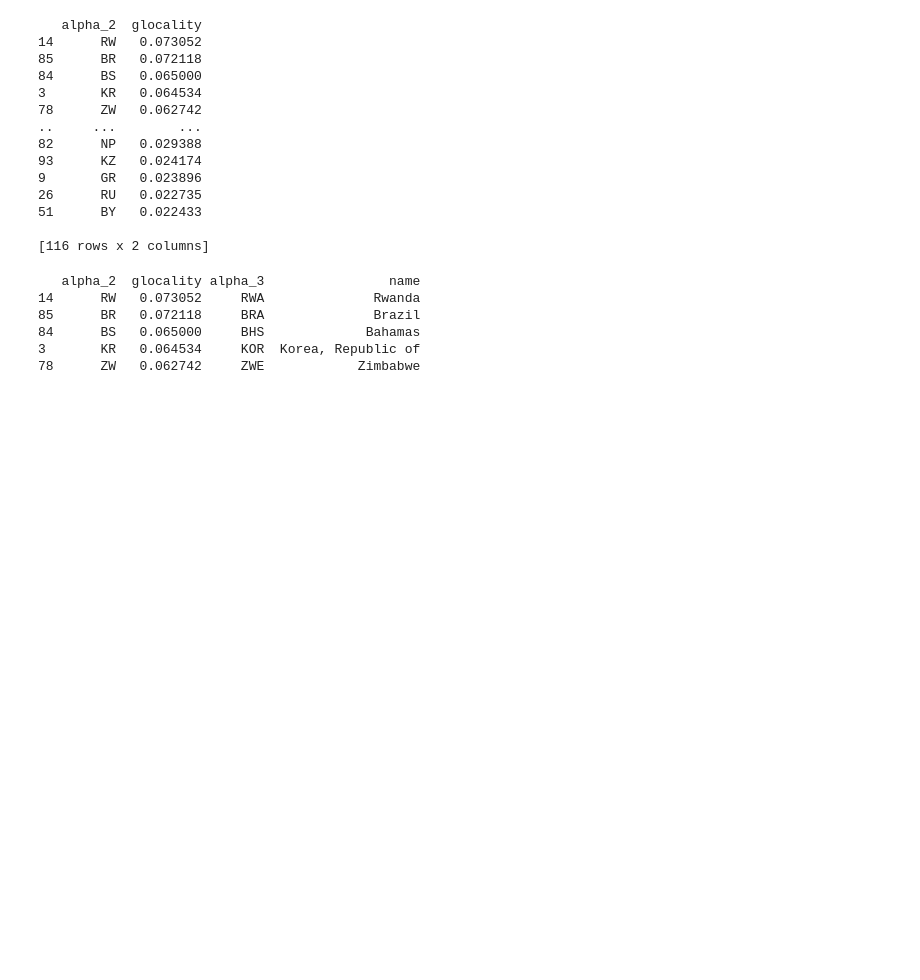
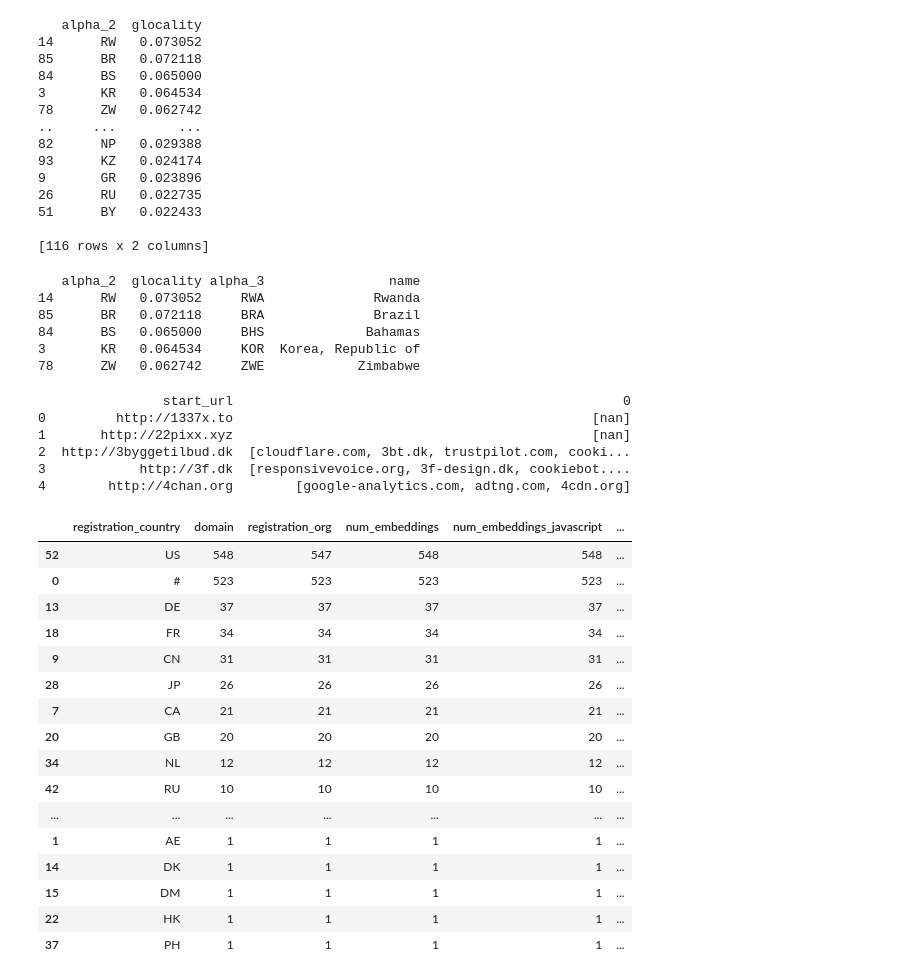
Before and after one commit to shuishen112/Privacy_Lost, a Jupyter notebook: common_crawl/RQ3.ipynb, the cells around one changed output. Saved outputs shown, nothing was run; the diff lists cells and outputs as text; code cells hidden in the pictures; blank space fills up the shorter version.

```diff
--- a/common_crawl/RQ3.ipynb
+++ b/common_crawl/RQ3.ipynb
@@ -167,2 +167,21 @@ fig_2 = px.line(x = df_merge['rank'],y =  np.log(1 / df_merge['glocality']))
 
 fig_2.show()
+# %%
+# 对common crawl 和 webxray的数据进行比较
+import pandas as pd
+df_webxray = pd.read_csv("dk_domain_trackers_from_webxray.csv")
+# print(df_webxray.head())
+def get_tracker_list(group):
+    return group['domain'].to_list()
+
+df_webxray_group = df_webxray.groupby("start_url").apply(get_tracker_list).reset_index()
+print(df_webxray_group.head())
+
+df_webxray_group.to_csv("dk_webxray_group.csv",index = None)
+# %% [output]
+                start_url                                                  0
+0         http://1337x.to                                              [nan]
+1       http://22pixx.xyz                                              [nan]
+2  http://3byggetilbud.dk  [cloudflare.com, 3bt.dk, trustpilot.com, cooki...
+3            http://3f.dk  [responsivevoice.org, 3f-design.dk, cookiebot....
+4        http://4chan.org        [google-analytics.com, adtng.com, 4cdn.org]
@@ -168,0 +192,24 @@ fig_2.show()
+# %%
+# 按照国家来分析trackers
+
+import pandas as pd
+df_domain_third_party = pd.read_csv("labeled-thirdparties.csv",sep = '\t', names = ['domain','registration_org','registration_country','num_embeddings','num_embeddings_javascript','num_embeddings_iframe','num_embeddings_image','num_embeddings_link','category','company'])
+df_domain_third_party.groupby("registration_country").count().reset_index().sort_values(by = "domain",ascending = False)
+# %% [output]
+|  | registration_country | domain | registration_org | num_embeddings | num_embeddings_javascript | ... |
+| 52 | US | 548 | 547 | 548 | 548 | ... |
+| 0 | # | 523 | 523 | 523 | 523 | ... |
+| 13 | DE | 37 | 37 | 37 | 37 | ... |
+| 18 | FR | 34 | 34 | 34 | 34 | ... |
+| 9 | CN | 31 | 31 | 31 | 31 | ... |
+| 28 | JP | 26 | 26 | 26 | 26 | ... |
+| 7 | CA | 21 | 21 | 21 | 21 | ... |
+| 20 | GB | 20 | 20 | 20 | 20 | ... |
+| 34 | NL | 12 | 12 | 12 | 12 | ... |
+| 42 | RU | 10 | 10 | 10 | 10 | ... |
+| ... | ... | ... | ... | ... | ... | ... |
+| 1 | AE | 1 | 1 | 1 | 1 | ... |
+| 14 | DK | 1 | 1 | 1 | 1 | ... |
+| 15 | DM | 1 | 1 | 1 | 1 | ... |
+| 22 | HK | 1 | 1 | 1 | 1 | ... |
+| 37 | PH | 1 | 1 | 1 | 1 | ... |
```
Also changed, not shown: parts of 2 cells of this notebook, 4 other files.
